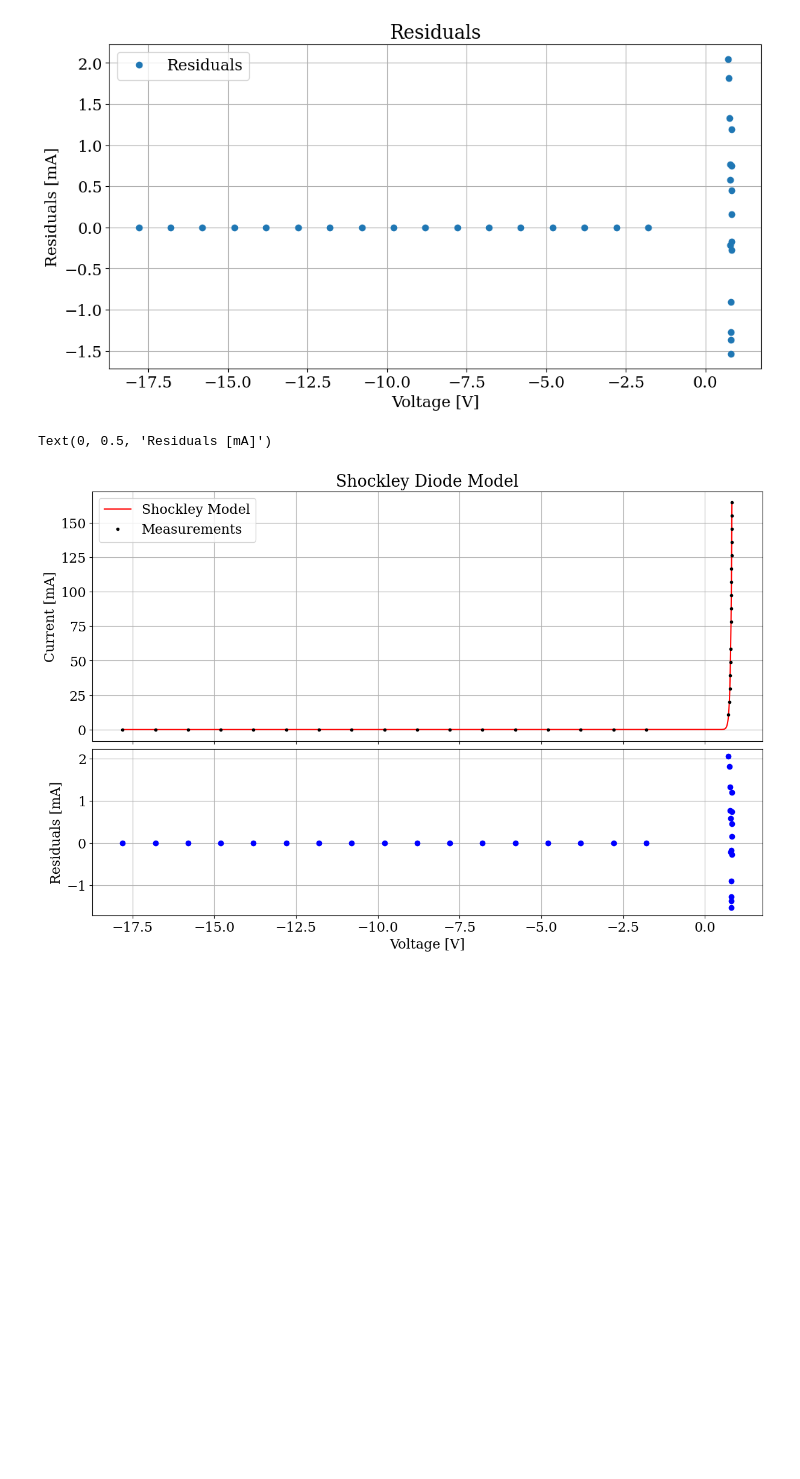
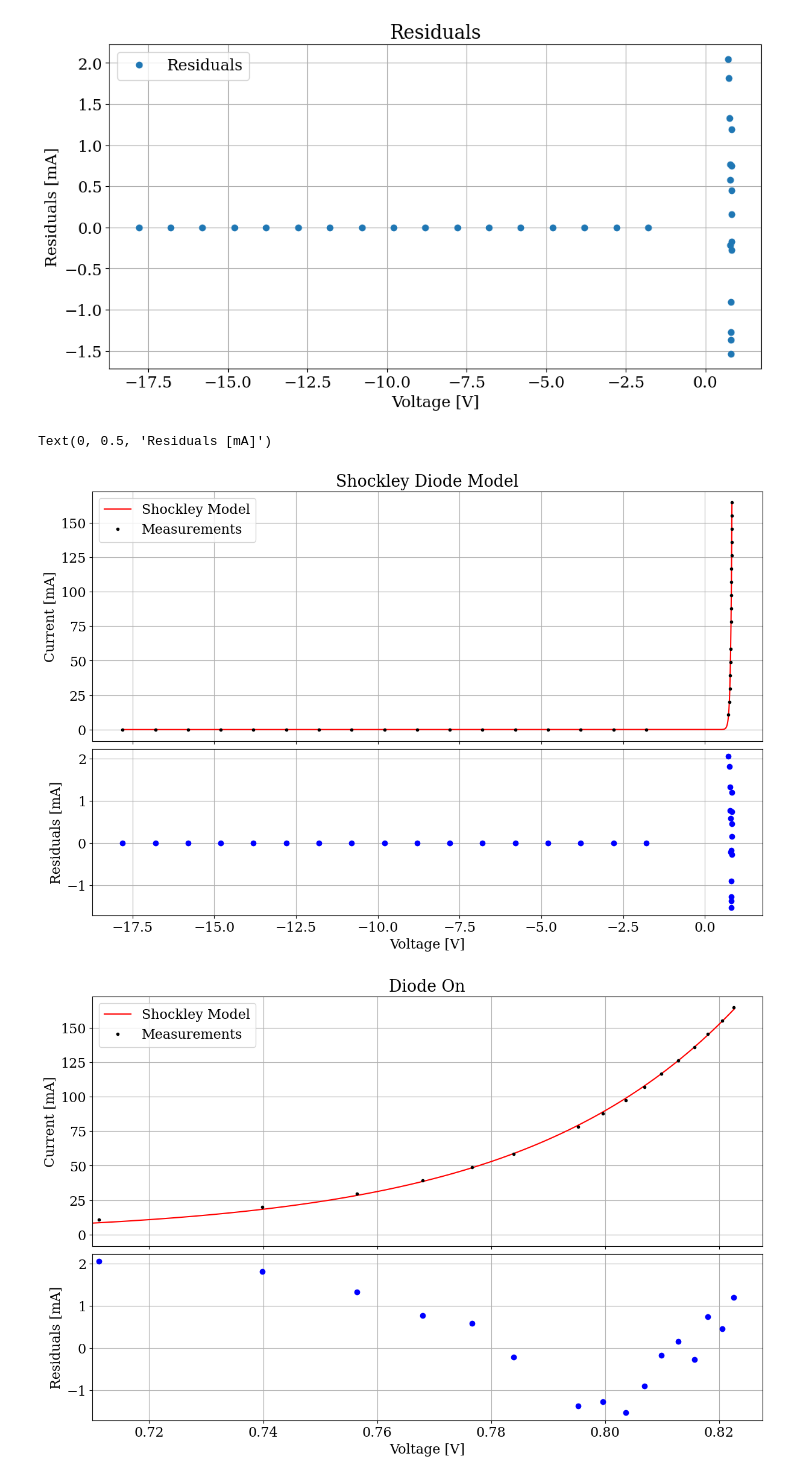
Before and after one commit to luke-wriglesworth/circuit-labs, a Jupyter notebook: diode/diode.ipynb, the cells around one changed output. Drawn from its saved outputs; the diff is of its cells as text; code cells hidden in the pictures; blank space fills up the shorter version.

```diff
--- a/diode/diode.ipynb
+++ b/diode/diode.ipynb
@@ -52,19 +52,51 @@ V_T = 0.03780457847645423 +/- 0.00023313562739281008 V
 # %%
 model_voltages = np.linspace(np.min(voltage), np.max(voltage), 20000)
 
 fig, axs = plt.subplots(2,1,layout="constrained",gridspec_kw={'height_ratios': [3, 2]},sharex=True,figsize=(12,8))
-# axs[0].set_xlim(-1, np.max(voltage)+0.050)
-# axs[1].set_xlim(-1, np.max(voltage)+0.050)
+# axs[0].set_xlim(0.7, np.max(voltage)+0.050)
+# axs[1].set_xlim(0.7, np.max(voltage)+0.050)
 axs[0].set_title("Shockley Diode Model")
 axs[0].errorbar(voltage, current, label="Measurements",fmt="o",color="black" ,capsize=3,markersize=3)
 axs[0].plot(model_voltages, shockley(model_voltages, *popt), label="Shockley Model", color="red")
 axs[0].set_ylabel("Current [mA]")
 axs[0].grid()
 axs[0].legend()
 axs[1].errorbar(voltage, residuals, fmt="o", color="blue", capsize=3)
 axs[1].grid()
 axs[1].set_xlabel("Voltage [V]")
 axs[1].set_ylabel("Residuals [mA]")
+
+fig, axs = plt.subplots(2,1,layout="constrained",gridspec_kw={'height_ratios': [3, 2]},sharex=True,figsize=(12,8))
+axs[0].set_xlim(0.71, np.max(voltage)+0.005)
+axs[1].set_xlim(0.71, np.max(voltage)+0.005)
+axs[0].set_title("Diode On")
+axs[0].errorbar(voltage, current, label="Measurements",fmt="o",color="black" ,capsize=3,markersize=3)
+axs[0].plot(model_voltages, shockley(model_voltages, *popt), label="Shockley Model", color="red")
+axs[0].set_ylabel("Current [mA]")
+axs[0].grid()
+axs[0].legend()
+axs[1].errorbar(voltage, residuals, fmt="o", color="blue", capsize=3)
+axs[1].grid()
+axs[1].set_xlabel("Voltage [V]")
+axs[1].set_ylabel("Residuals [mA]")
+
+
+fig, axs = plt.subplots(2,1,layout="constrained",gridspec_kw={'height_ratios': [3, 2]},sharex=True,figsize=(12,8))
+axs[0].set_xlim(-18, 0)
+axs[0].set_ylim(-0.01,0.01)
+axs[1].set_xlim(-18, -0)
+axs[1].set_ylim(-0.01,0.01)
+axs[0].set_title("Diode Off")
+axs[0].errorbar(voltage, current, label="Measurements",fmt="o",color="black" ,capsize=3,markersize=3)
+axs[0].plot(model_voltages, shockley(model_voltages, *popt), label="Shockley Model", color="red")
+axs[0].set_ylabel("Current [mA]")
+axs[0].grid()
+axs[0].legend()
+axs[1].errorbar(voltage, residuals, fmt="o", color="blue", capsize=3)
+axs[1].grid()
+axs[1].set_xlabel("Voltage [V]")
+axs[1].set_ylabel("Residuals [mA]")
 # %% [output]
 Text(0, 0.5, 'Residuals [mA]')
 [figure]
+[figure, added]
```
Also changed, not shown: parts of 1 cell of this notebook, 2 other files.
